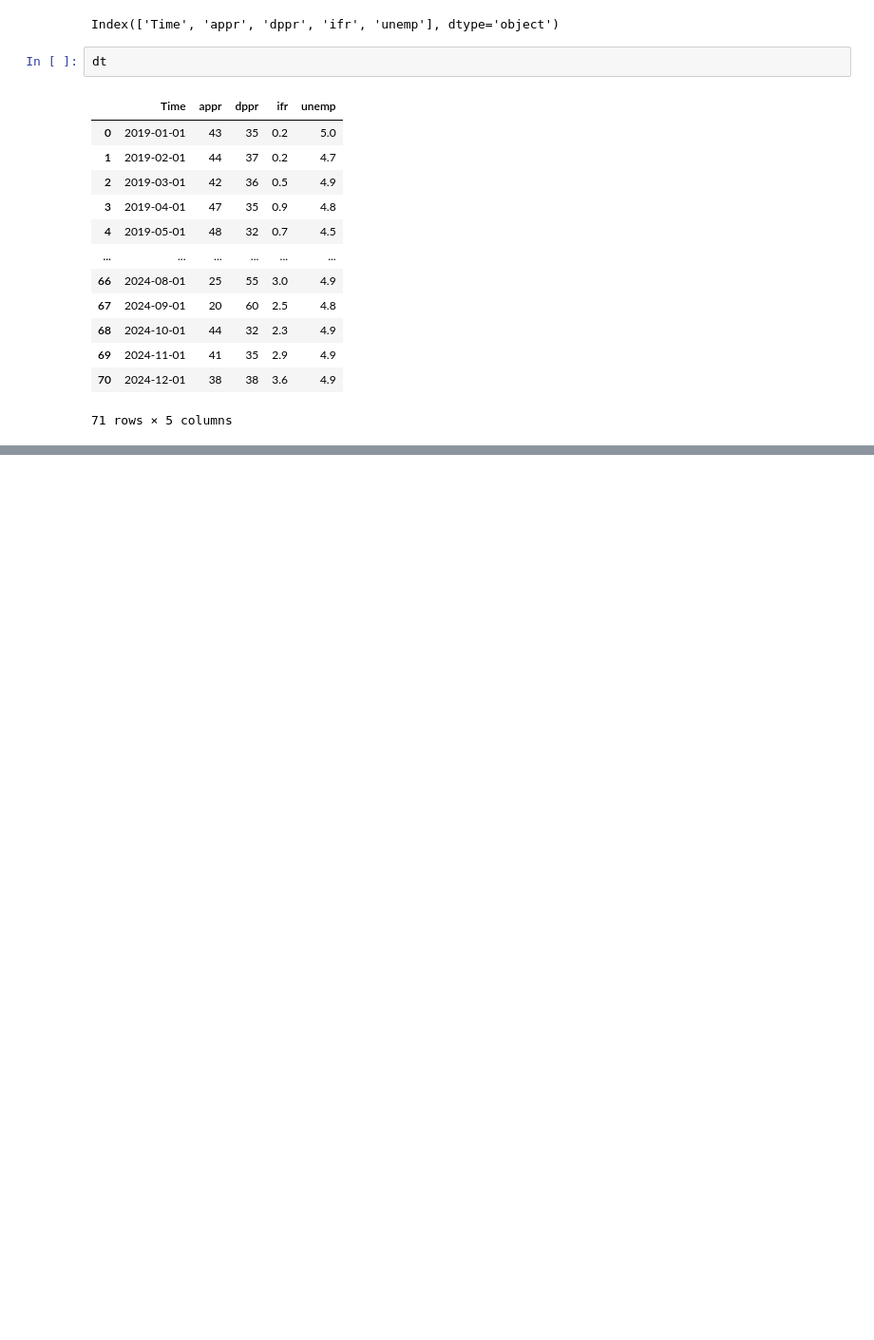
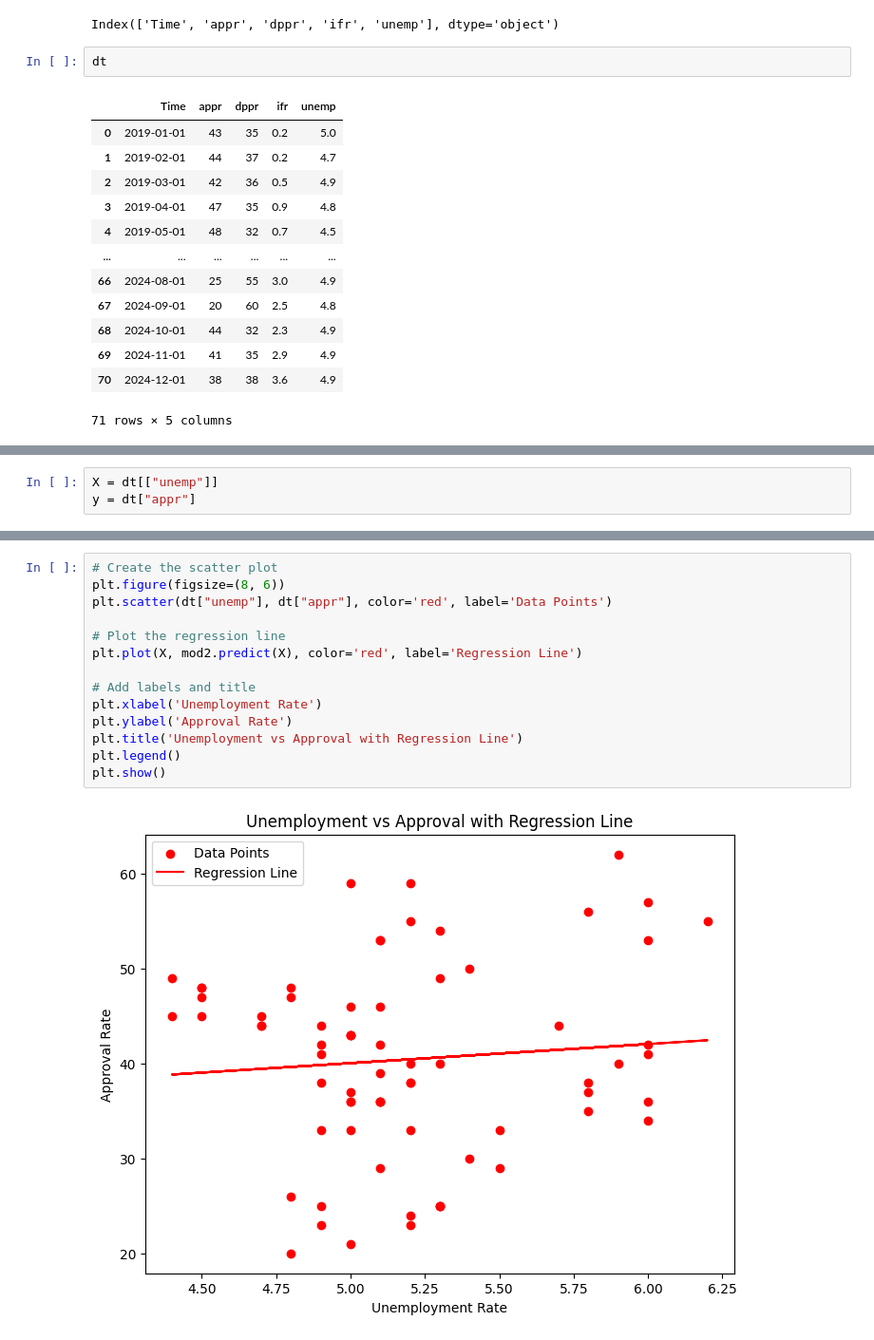
Before and after one commit to plural-ok/Japan-Term-Project-Repo, a Jupyter notebook: JPN_Term_Code.ipynb, the cells around one changed output, grey strips where cells are left out. Shown at 95% size. Cells and saved outputs as stored; diff of their text form; blank space fills up the shorter version.

```diff
--- a/JPN_Term_Code.ipynb
+++ b/JPN_Term_Code.ipynb
@@ -289,0 +142,3 @@ dtype: int64
+# %%
+X = dt[["unemp"]]
+y = dt["appr"]
@@ -289,0 +181,16 @@ dtype: int64
+# %%
+# Create the scatter plot
+plt.figure(figsize=(8, 6))
+plt.scatter(dt["unemp"], dt["appr"], color='red', label='Data Points')
+
+# Plot the regression line
+plt.plot(X, mod2.predict(X), color='red', label='Regression Line')
+
+# Add labels and title
+plt.xlabel('Unemployment Rate')
+plt.ylabel('Approval Rate')
+plt.title('Unemployment vs Approval with Regression Line')
+plt.legend()
+plt.show()
+# %% [output]
+[figure, added]
```
Also changed, not shown: parts of 48 cells of this notebook.
